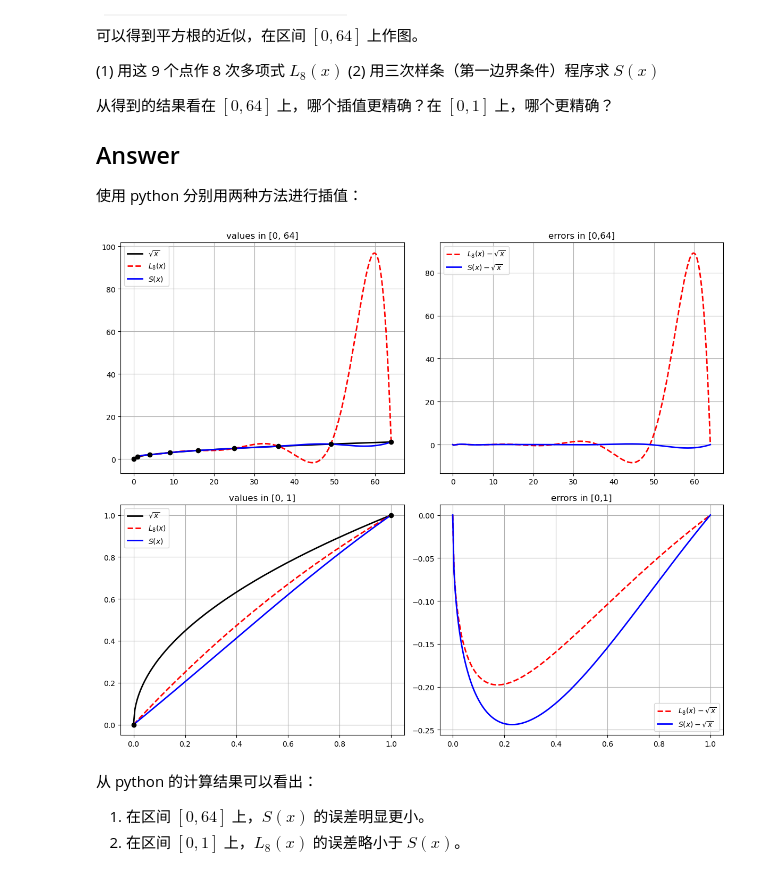
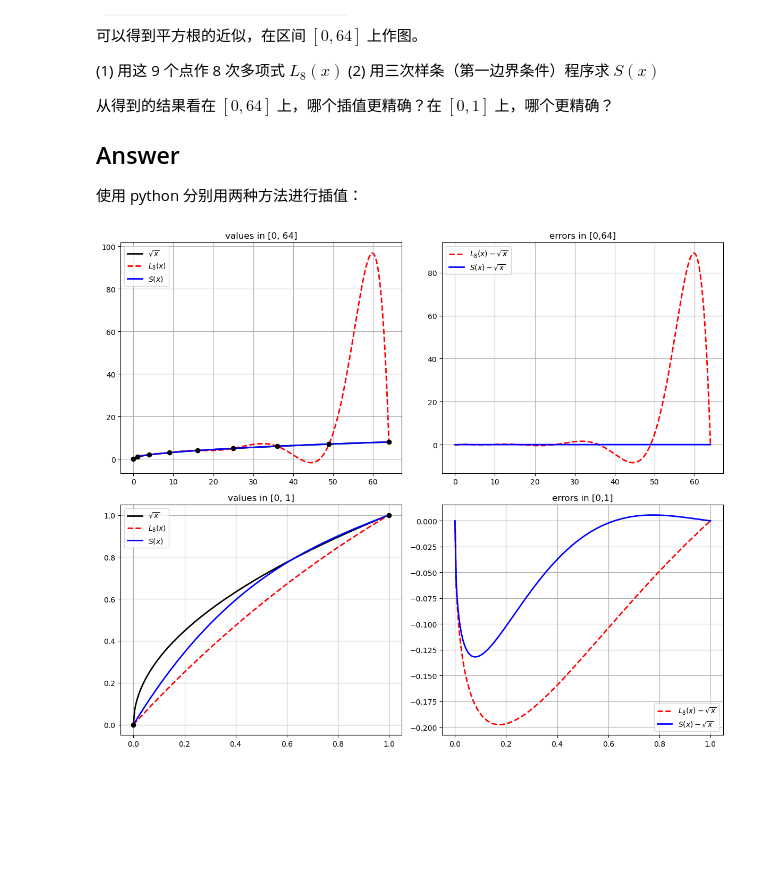
Before and after one commit to allenge007/jupyter_note, a Jupyter notebook: 数值计算方法/assn03.ipynb, the cells around one changed output. Drawn from its saved outputs; the diff is of its cells as text; code cells hidden in the pictures; blank space fills up the shorter version.

```diff
--- a/数值计算方法/assn03.ipynb
+++ b/数值计算方法/assn03.ipynb
@@ -702,47 +681,40 @@ plt.show()
 # 给定数据
 x_nodes = np.array([0, 1, 4, 9, 16, 25, 36, 49, 64], dtype=float)
 y_nodes = np.array([0, 1, 2, 3, 4, 5, 6, 7, 8], dtype=float)
-
 # 真值函数，即平方根（注意：由于数据正好满足 y = sqrt(x)）
 f = lambda x: np.sqrt(x)
-
 # ---- (1) 全局8次多项式插值 L8(x) ----
 # 使用 np.polyfit 求得系数（最高次系数在前）
 coeffs = np.polyfit(x_nodes, y_nodes, 8)
 # 构造多项式函数
 L8 = np.poly1d(coeffs)
-
 # ---- (2) 三次样条插值 S(x)（夹紧边界条件）----
 # 构造步长及差商
 h = np.diff(x_nodes)  # h_j, j=0,...,7 (注意：数据有9点，共8个子区间)
 d = np.diff(y_nodes)/h
-
 # 构造5个节点：由于数据点个数为9，我们构ue构成三次样条时 m = S''(x) at all nodes
 # 注意：x_nodes 已用作节点，这里我们有 n=9, 子区间数 = 8.
 n = len(x_nodes)
 # 构造系数矩阵 A (n x n) 和 b (n x 1)
 A = np.zeros((n, n))
 b_vec = np.zeros(n)
-
 # 对内节点 j=1,...,n-2（即 j=1,...,7）
 for j in range(1, n-1):
     A[j, j-1] = h[j-1]
     A[j, j]   = 2*(h[j-1]+h[j])
     A[j, j+1] = h[j]
     b_vec[j] = 6*(d[j]-d[j-1])
-# 边界：夹紧条件 S'(x0)=1, S'(x63)=S'(64)=0.6868
+# 边界：夹紧条件 S'(x0)=2.0, S'(x63)=S'(64)=1/16
 # 对左端点
 A[0, 0] = 2*h[0]
 A[0, 1] = h[0]
-b_vec[0] = 6*(d[0]-1.0)
+b_vec[0] = 6*(d[0]-2.0)
 # 对右端点
 A[-1, -2] = h[-1]
 A[-1, -1] = 2*h[-1]
-b_vec[-1] = 6*(0.6868-d[-1])
-
+b_vec[-1] = 6*(1/16-d[-1])
 # 求解 m 向量
 m = np.linalg.solve(A, b_vec)
-
 # 定义样条评价函数（前面已经给出公式）
 def eval_spline(x_val, x_nodes, y_nodes, m):
     if x_val <= x_nodes[0]:
@@ -758,59 +730,45 @@ def eval_spline(x_val, x_nodes, y_nodes, m):
     B_coef = (x_val - xj)/hj
     Sx = A_coef*y_nodes[j] + B_coef*y_nodes[j+1] + (hj**2)/6*( (A_coef**3-A_coef)*m[j] + (B_coef**3-B_coef)*m[j+1] )
     return Sx
-
 def evaluate_spline(x_nodes, y_nodes, m, x_plot):
     S_vals = np.array([eval_spline(xv, x_nodes, y_nodes, m) for xv in x_plot])
     return S_vals
-
 # 构造评价网格
 x_full = np.linspace(x_nodes[0], x_nodes[-1], 400)
 x_small = np.linspace(0, 1, 200)  # [0,1]上的子区间
-
 L8_full = L8(x_full)
 S_full  = evaluate_spline(x_nodes, y_nodes, m, x_full)
 f_full  = f(x_full)
-
 L8_small = L8(x_small)
 S_small  = evaluate_spline(x_nodes, y_nodes, m, x_small)
 f_small  = f(x_small)
-
 # ---- 绘图 ----
 fig, axs = plt.subplots(2, 2, figsize=(12,10))
 # 整个区间 [0,64]
 axs[0,0].plot(x_full, f_full, 'k-', lw=2, label=r"$\sqrt{x}$")
 axs[0,0].plot(x_full, L8_full, 'r--', lw=2, label=r"$L_8(x)$")
 axs[0,0].plot(x_full, S_full, 'b-', lw=2, label=r"$S(x)$")
 axs[0,0].plot(x_nodes, y_nodes, 'ko', ms=6)
 axs[0,0].set_title("values in [0, 64]")
 axs[0,0].legend(); axs[0,0].grid(True)
-
 # 放大观察 L8 和 S 在 [0,64] 上的误差
 axs[0,1].plot(x_full, L8_full - f_full, 'r--', lw=2, label=r"$L_8(x)-\sqrt{x}$")
 axs[0,1].plot(x_full, S_full - f_full, 'b-', lw=2, label=r"$S(x)-\sqrt{x}$")
 axs[0,1].set_title("errors in [0,64]")
 axs[0,1].legend(); axs[0,1].grid(True)
-
 # 局部区间 [0,1]
 axs[1,0].plot(x_small, f_small, 'k-', lw=2, label=r"$\sqrt{x}$")
 axs[1,0].plot(x_small, L8_small, 'r--', lw=2, label=r"$L_8(x)$")
 axs[1,0].plot(x_small, S_small, 'b-', lw=2, label=r"$S(x)$")
 axs[1,0].plot([0,1], [f(0), f(1)], 'ko', ms=6)
 axs[1,0].set_title("values in [0, 1]")
 axs[1,0].legend(); axs[1,0].grid(True)
-
 # 误差放大 [0,1]
 axs[1,1].plot(x_small, L8_small - f_small, 'r--', lw=2, label=r"$L_8(x)-\sqrt{x}$")
 axs[1,1].plot(x_small, S_small - f_small, 'b-', lw=2, label=r"$S(x)-\sqrt{x}$")
 axs[1,1].set_title("errors in [0,1]")
 axs[1,1].legend(); axs[1,1].grid(True)
-
 plt.tight_layout()
 plt.show()
 # %% [output]
-[figure, old version]
+[figure, new version]
-# %% [markdown]
-从 python 的计算结果可以看出：
-
-1. 在区间 $[0, 64]$ 上，$S(x)$ 的误差明显更小。
-2. 在区间 $[0, 1]$ 上，$L_8(x)$ 的误差略小于 $S(x)$。
```
Also changed, not shown: parts of 3 cells of this notebook, 7 other files.
